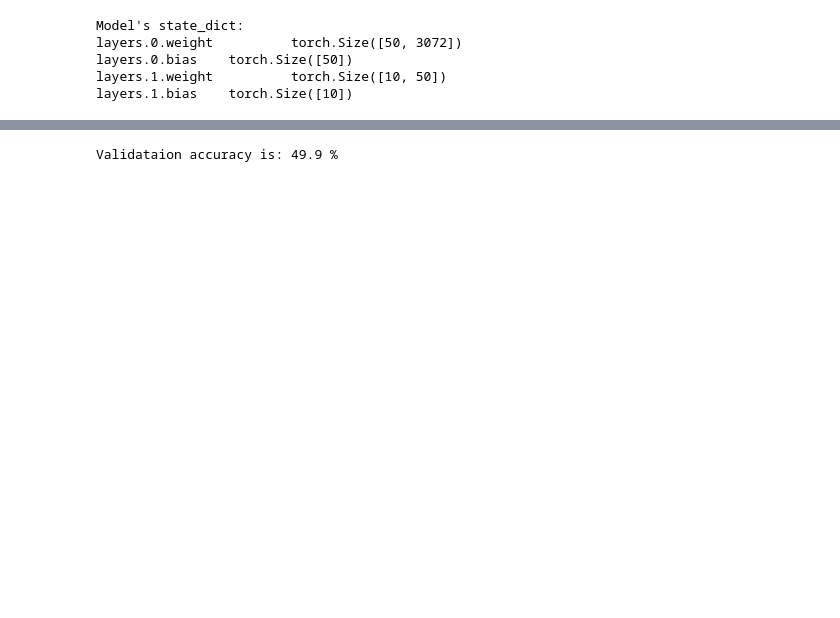
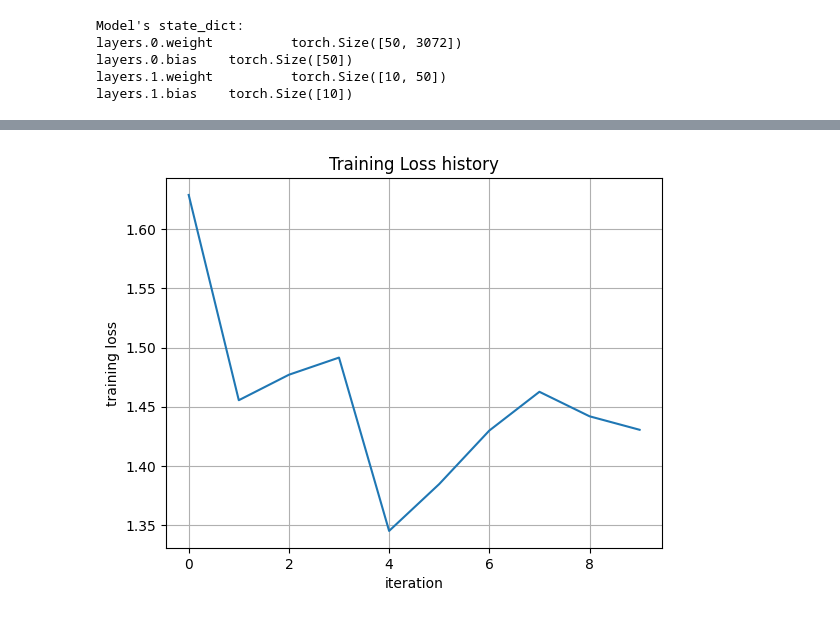
Before and after one commit to LM1997610/Fundamentals_DS, a Jupyter notebook: Ex2_AML.ipynb, the cells around one changed output, grey strips where cells are left out. Drawn from its saved outputs; the diff is of its cells as text; code cells hidden in the pictures; blank space fills up the shorter version.

```diff
--- a/Ex2_AML.ipynb
+++ b/Ex2_AML.ipynb
@@ -175,6 +175,8 @@ layers.1.weight          torch.Size([10, 50])
 layers.1.bias    torch.Size([10])
 # %%
 if train:
+
+    loss_history = []
     model.apply(weights_init)
     model.train() #set dropout and batch normalization layers to training mode
 
@@ -190,9 +192,8 @@ if train:
 
     for epoch in tqdm(range(num_epochs)):
         for i, (images, labels) in enumerate(train_loader):
+
             # Move tensors to the configured device
-
-
             images = images.to(device)
             labels = labels.to(device)
 
@@ -218,6 +219,11 @@ if train:
             # *****END OF YOUR CODE (DO NOT DELETE/MODIFY THIS LINE)*****
 
             if (i+1) % 100 == 0:
-                print ('Epoch [{}/{}], Step [{}/{}], Loss: {:.4f}'
-                      .format(epoch+1, num_epochs, i+1, total_step, loss.item()))
+
+                print('Epoch [{}/{}], Step [{}/{}], Loss: {:.4f}'.format(epoch+1,
+                                                                          num_epochs,
+                                                                          i+1,
+                                                                          total_step,
+                                                                          loss.item()))
+        loss_history.append(loss.item())
 # %% [output]
@@ -244,3 +250,13 @@ Epoch [10/10], Step [200/245], Loss: 1.3590
+# %%
+plt.figure(1)
+plt.plot(loss_history)
+plt.xlabel('iteration')
+plt.ylabel('training loss')
+plt.title('Training Loss history')
+plt.grid()
+plt.show()
+# %% [output]
+[figure, added]
 # %%
 # Code to update the lr
 lr *= learning_rate_decay
@@ -266,10 +282,7 @@ with torch.no_grad():
         total += labels.size(0)
         correct += (predicted == labels).sum().item()
 
-    print()
     print('\nValidataion accuracy is: {} %'.format(100 * correct / total))
-# %% [output]
-Validataion accuracy is: 49.9 %
 # %%
 #else:
     # Run the test code once you have your by setting train flag to false
```
Also changed, not shown: parts of 4 cells of this notebook.
